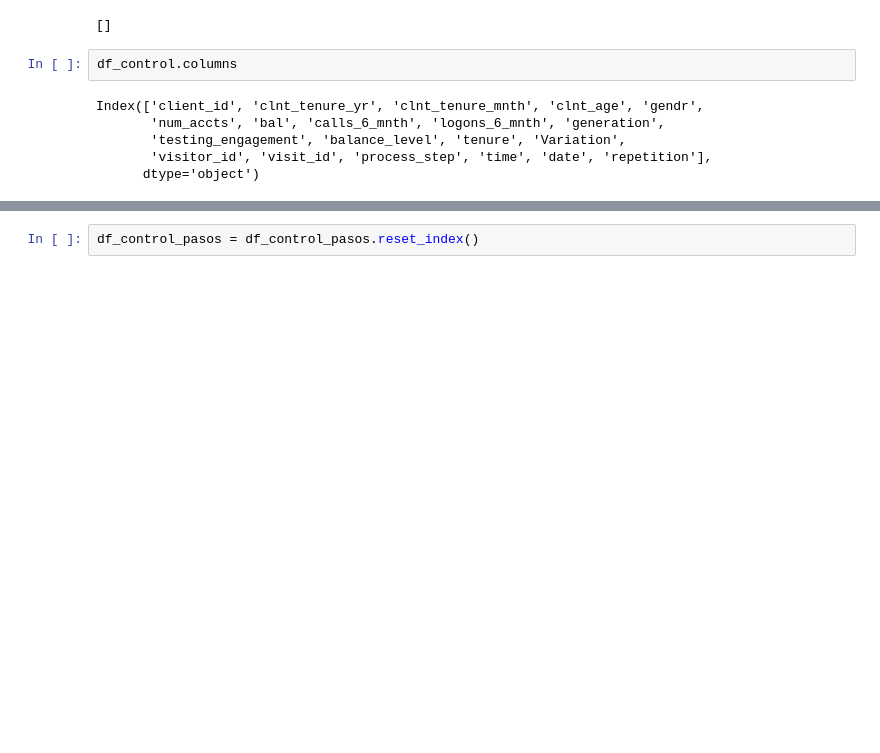
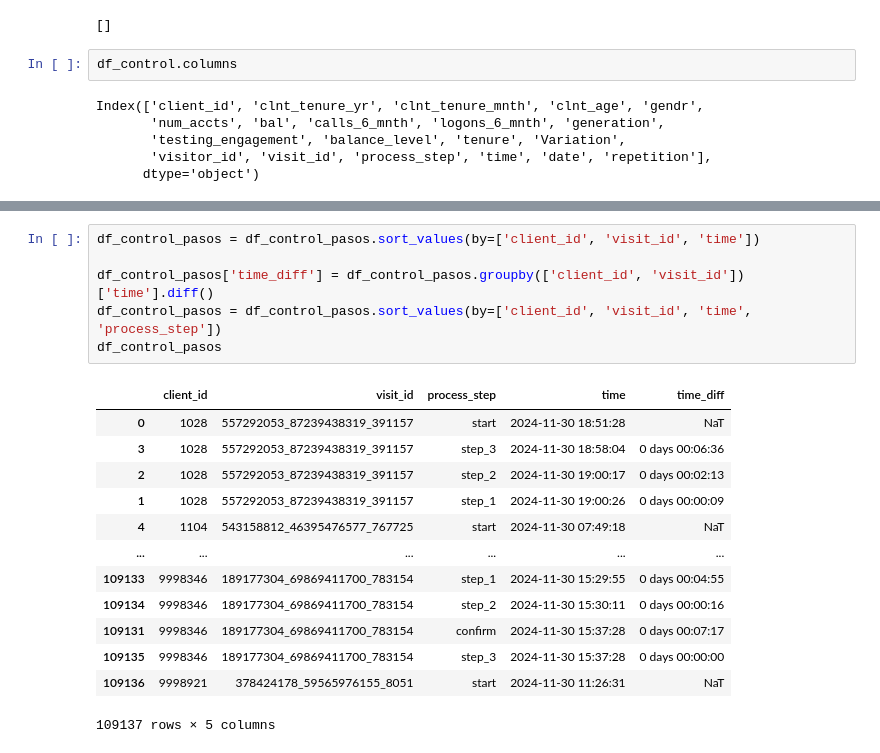
Before and after one commit to cemanzanoc/Project2, a Jupyter notebook: analysis.ipynb, the cells around one changed output, grey strips where cells are left out. Saved outputs shown, nothing was run; the diff lists cells and outputs as text; blank space fills up the shorter version.

```diff
--- a/analysis.ipynb
+++ b/analysis.ipynb
@@ -246,3 +322,21 @@ df_control_pasos= df_control.groupby(["client_id", "visit_id", 'process_step']).
-# %%
-df_control_pasos = df_control_pasos.reset_index()
+# %%
+df_control_pasos = df_control_pasos.sort_values(by=['client_id', 'visit_id', 'time'])
+
+df_control_pasos['time_diff'] = df_control_pasos.groupby(['client_id', 'visit_id'])['time'].diff()
+df_control_pasos = df_control_pasos.sort_values(by=['client_id', 'visit_id', 'time', 'process_step'])
+df_control_pasos
+# %% [output]
+|  | client_id | visit_id | process_step | time | time_diff |
+| 0 | 1028 | 557292053_87239438319_391157 | start | 2024-11-30 18:51:28 | NaT |
+| 3 | 1028 | 557292053_87239438319_391157 | step_3 | 2024-11-30 18:58:04 | 0 days 00:06:36 |
+| 2 | 1028 | 557292053_87239438319_391157 | step_2 | 2024-11-30 19:00:17 | 0 days 00:02:13 |
+| 1 | 1028 | 557292053_87239438319_391157 | step_1 | 2024-11-30 19:00:26 | 0 days 00:00:09 |
+| 4 | 1104 | 543158812_46395476577_767725 | start | 2024-11-30 07:49:18 | NaT |
+| ... | ... | ... | ... | ... | ... |
+| 109133 | 9998346 | 189177304_69869411700_783154 | step_1 | 2024-11-30 15:29:55 | 0 days 00:04:55 |
+| 109134 | 9998346 | 189177304_69869411700_783154 | step_2 | 2024-11-30 15:30:11 | 0 days 00:00:16 |
+| 109131 | 9998346 | 189177304_69869411700_783154 | confirm | 2024-11-30 15:37:28 | 0 days 00:07:17 |
+| 109135 | 9998346 | 189177304_69869411700_783154 | step_3 | 2024-11-30 15:37:28 | 0 days 00:00:00 |
+| 109136 | 9998921 | 378424178_59565976155_8051 | start | 2024-11-30 11:26:31 | NaT |
+109137 rows × 5 columns
 # %%
```
Also changed, not shown: parts of 11 cells of this notebook.
